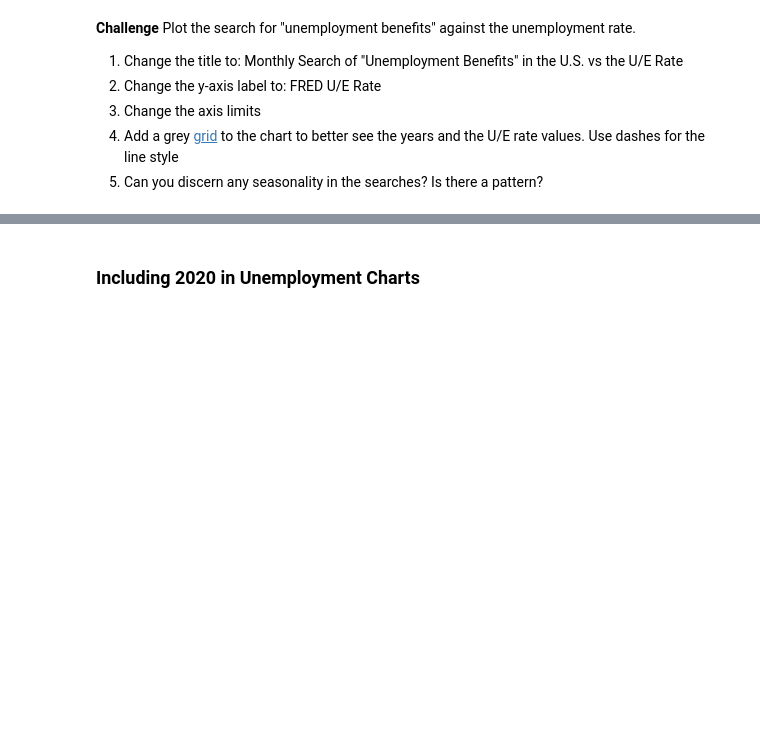
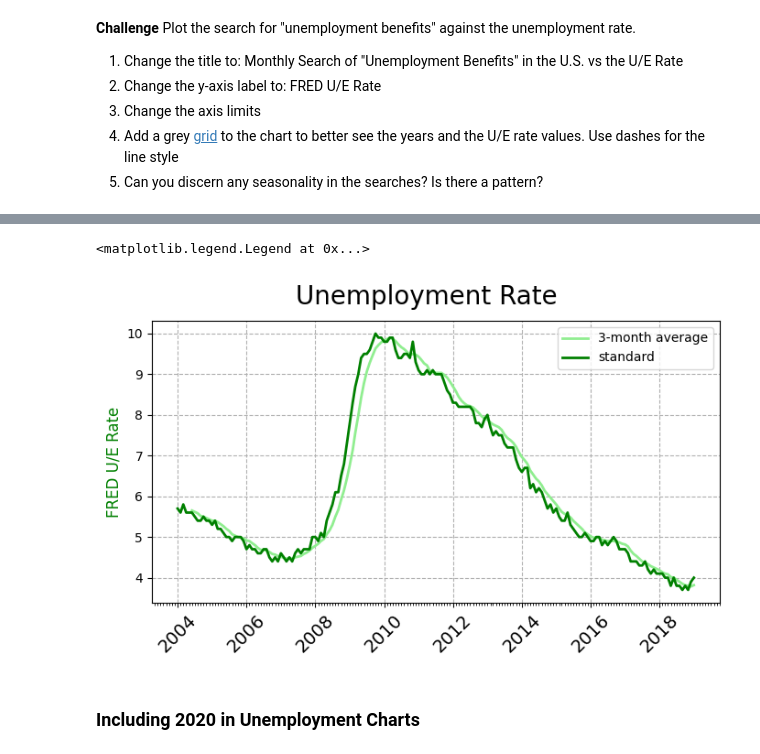
Before and after one commit to 22skowron/Data-manipulation-practice, a Jupyter notebook: Google Trends and Data Visualisation (start).ipynb, the cells around one changed output, grey strips where cells are left out. Drawn from its saved outputs; the diff is of its cells as text; code cells hidden in the pictures; blank space fills up the shorter version.

```diff
--- a/Google Trends and Data Visualisation (start).ipynb
+++ b/Google Trends and Data Visualisation (start).ipynb
@@ -402,0 +462,5 @@ ax2.set_ylim(0)
+# %%
+unemployment_rolling_3m_avg_df = unemployment_df.rolling(window=6, on='MONTH').mean()
+unemployment_rolling_6m_avg_df = unemployment_df.rolling(window=3, on='MONTH').mean()
+
+unemployment_rolling_3m_avg_df
@@ -403,3 +477,39 @@ ax2.set_ylim(0)
+# %%
+fig, ax1 = plt.subplots(figsize=(8, 4))
+fig.suptitle('Unemployment Rate', fontsize=20)
+
+ax1.plot(
+    'MONTH',
+    'UNRATE',
+    data=unemployment_rolling_3m_avg_df,
+    color='lightgreen', linestyle='-', linewidth=2,
+    label='3-month average'
+)
+
+ax1.plot(
+    'MONTH',
+    'UNRATE',
+    data=unemployment_df,
+    color='green', linestyle='-', linewidth=2,
+    label='standard'
+)
+
+ax1.set_ylabel('FRED U/E Rate', color='green', fontsize=12)
+ax1.tick_params(axis='x', labelsize=14, rotation=45)
+ax1.grid(linestyle='--')
+ax1.xaxis.set_major_locator(years)
+ax1.xaxis.set_minor_locator(months)
+ax1.xaxis.set_major_formatter(years_format)
+ax1.set_xticks(
+    pd.date_range(
+    start=unemployment_df['MONTH'].min(),
+    end=unemployment_df['MONTH'].max(),
+    freq='2YS'
+))
+ax1.legend()
+# %% [output]
+<matplotlib.legend.Legend at 0x...>
+[figure, added]
 # %% [markdown]
 ### Including 2020 in Unemployment Charts
 # %% [markdown]
```
Also changed, not shown: parts of 8 cells of this notebook.
